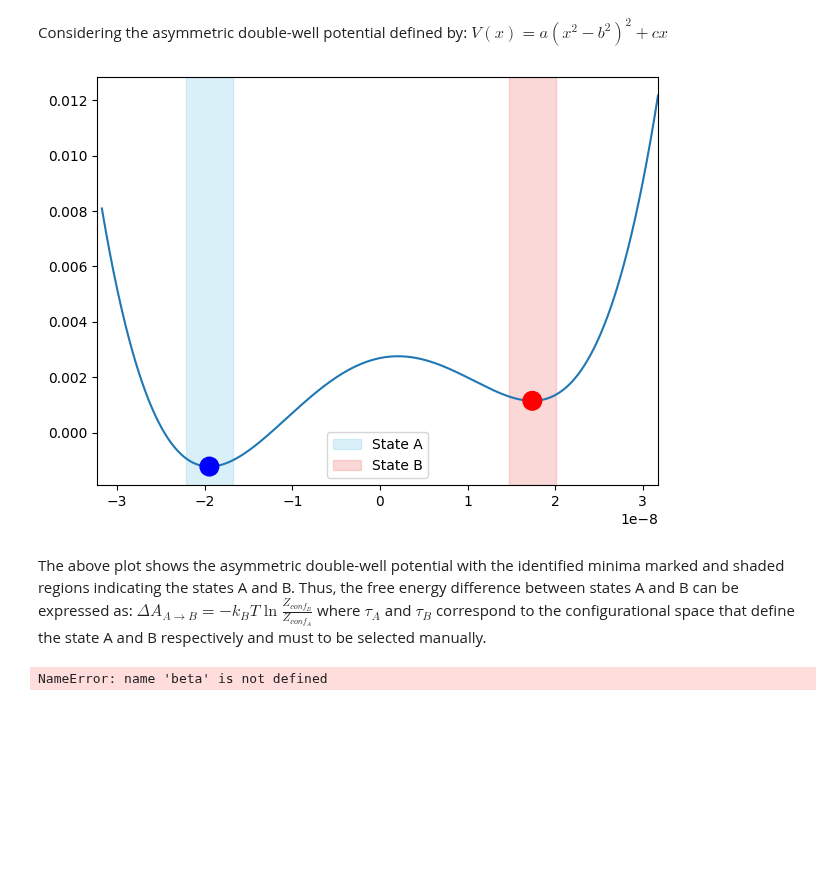
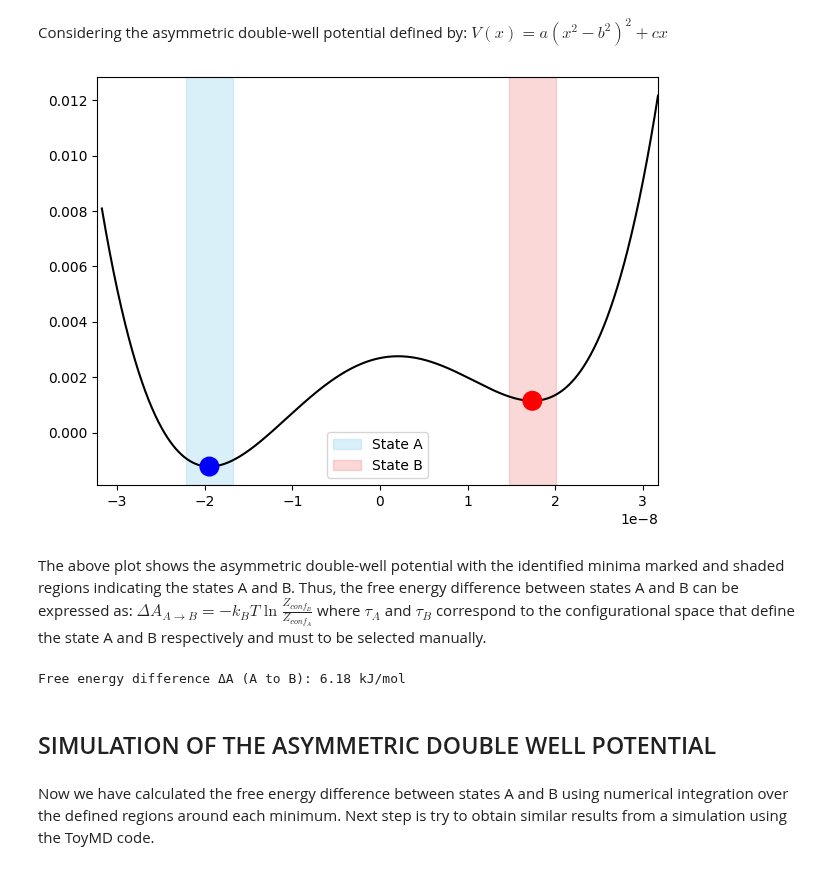
Before and after one commit to ccastilloo/ToyMD, a Jupyter notebook: lab4.ipynb, the cells around one changed output. Cells and saved outputs as stored; diff of their text form; code cells hidden in the pictures; blank space fills up the shorter version.

```diff
--- a/lab4.ipynb
+++ b/lab4.ipynb
@@ -31,33 +31,33 @@ $V(x) = a (x^{2} - b^{2})^{2} + cx$
 # %%
 #load modules
 from potentials import *
 from walker import Trajectory1D
 pot2 = create_potential("AsimmetricDoublewell", a=10e10, b=350*a0, c=10e7*a0**2) # create potential object
 x = np.linspace(-600*a0, 600*a0, 1000)
-Vx = pot2.V(x) / Eh
-plt.plot(x, Vx)
+Vx = pot2.V(x)
+plt.plot(x, Vx/Eh, color='black')
 plt.xlim(-610*a0, 600*a0)
 
 # Find the minima using SciPy library
 # Bracket set the range where you expect each well
 resA = minimize_scalar(pot2.V, bracket=(-60*a0, -50*a0))
 resB = minimize_scalar(pot2.V, bracket=(50*a0, 60*a0))
 
 xA, VA = resA.x, resA.fun / Eh
 xB, VB = resB.x, resB.fun / Eh
 
 # Shade the minima regions
 plt.axvspan(xA-50*a0 , xA+50*a0 , color='skyblue', alpha=0.3, label='State A')
 plt.axvspan(xB-50*a0 , xB+50*a0 , color='lightcoral', alpha=0.3, label='State B')
 
 # Mark the minima points
 plt.scatter([xA, xB], [VA, VB], color=['blue', 'red'], s=180, zorder=5)
 
 plt.legend()
 plt.tight_layout()
 plt.show()
 # %% [output]
-[figure, old version]
+[figure, new version]
 # %% [markdown]
 The above plot shows the asymmetric double-well potential with the identified minima marked and shaded regions indicating the states A and B.
 Thus, the free energy difference between states A and B can be expressed as:
@@ -66,7 +71,7 @@ where $ \tau_{A}$  and  $\tau_{B} $ correspond to the configurational space that
 # %%
 # --- Define integration regions ---
 # You can choose a window around each minimum
-width = 150 * a0
+width = 50 * a0
 range_A = (x > xA - width) & (x < xA + width)
 range_B = (x > xB - width) & (x < xB + width)
 
@@ -75,7 +80,13 @@ ZA = np.trapz(np.exp(-beta * Vx[range_A]), x[range_A])
 ZB = np.trapz(np.exp(-beta * Vx[range_B]), x[range_B])
 
 # --- Free energy difference ---
-DeltaA = -1 / beta * np.log(ZB / ZA)  # in Eh
-DeltaA_kJmol = DeltaA * 2625.5        # convert Eh → kJ/mol
+DeltaA = -1 / beta * np.log(ZB / ZA)  # in j
+DeltaA_kj_mol = DeltaA * (1e-3) * (6.022e23)  # convert to kJ/mol
+print(f"Free energy difference ΔA (A to B): {DeltaA_kj_mol:.2f} kJ/mol")
 # %% [output]
-NameError: name 'beta' is not defined
+Free energy difference ΔA (A to B): 6.18 kJ/mol
+# %% [markdown]
+## SIMULATION OF THE ASYMMETRIC DOUBLE WELL POTENTIAL
+# %% [markdown]
+Now we have calculated the free energy difference between states A and B using numerical integration over the defined regions around each minimum.
+Next step is try to obtain similar results from a simulation using the ToyMD code.
```
Also changed, not shown: parts of 1 cell of this notebook.
